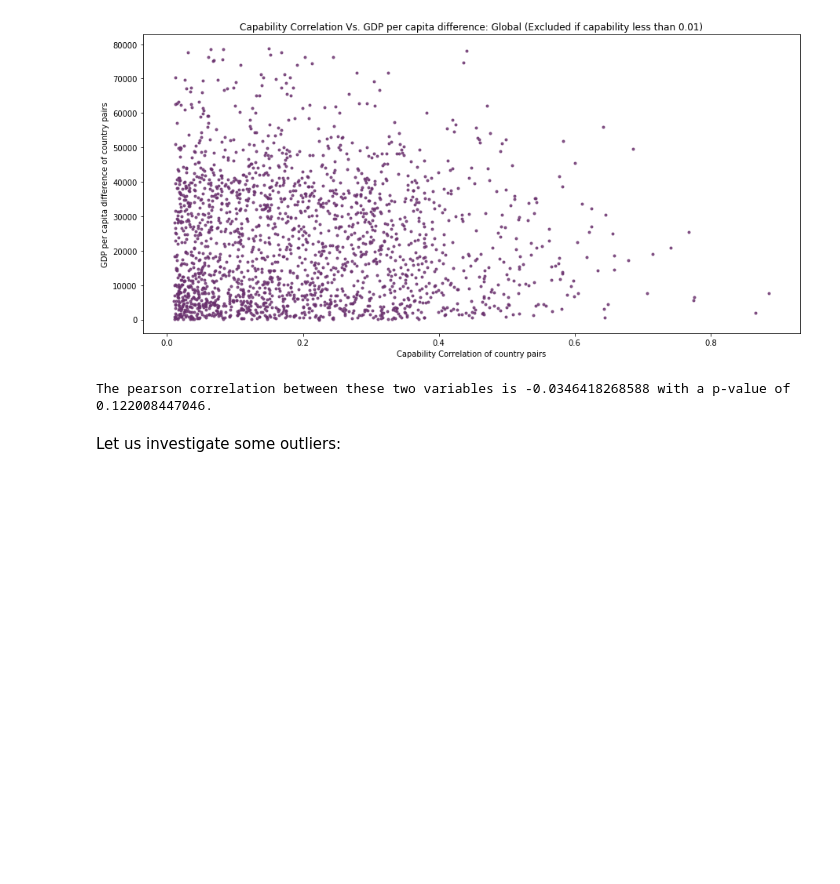
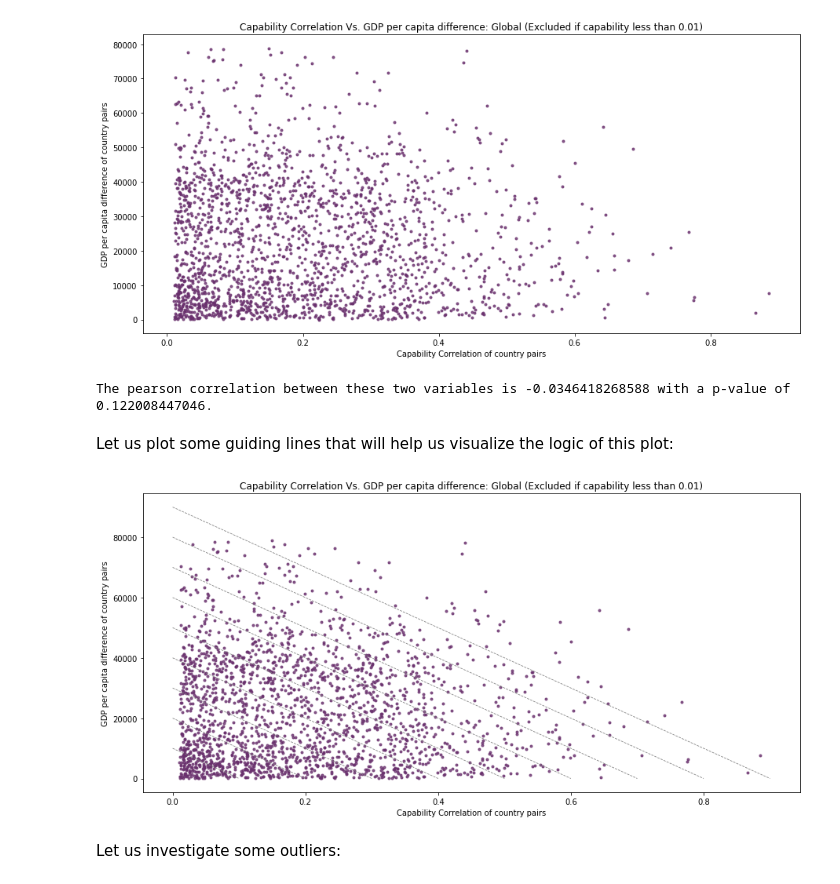
Before and after one commit to duarteocarmo/technological_capabilities, a Jupyter notebook: notebooks/2_1_Capability Correlations_Countries.ipynb, the cells around one changed output. Saved outputs shown, nothing was run; the diff lists cells and outputs as text; code cells hidden in the pictures; blank space fills up the shorter version.

```diff
--- a/notebooks/2_1_Capability Correlations_Countries.ipynb
+++ b/notebooks/2_1_Capability Correlations_Countries.ipynb
@@ -792,6 +794,30 @@ print 'The pearson correlation between these two variables is {} with a p-value
 A total of 634 entries were eliminated from 2628.
 [figure]
 The pearson correlation between these two variables is -0.0346418268588 with a p-value of 0.122008447046.
+# %% [markdown]
+Let us plot some guiding lines that will help us visualize the logic of this plot:
+# %%
+# scatter plot
+fig, ax1 = plt.subplots(figsize=(15,7))
+sns.regplot(globalCapabilityCorrelation_notNull, globalGDP_notNull,fit_reg=False, marker=".", color = '#69306d')
+
+x1 = 0.0
+x2 = 0.1
+y1 = 10000
+y2 = 0
+
+for k in range(9):
+    plt.plot([x1, x2], [y1, y2], ls="--", c='grey', lw=0.8)
+    y1 = y1 + 10000
+    x2 = x2 + 0.1
+
+
+plt.xlabel('Capability Correlation of country pairs')
+plt.ylabel('GDP per capita difference of country pairs')
+plt.title('Capability Correlation Vs. GDP per capita difference: Global (Excluded if capability less than {})'.format(capabilityThreshold))
+plt.show()
+# %% [output]
+[figure, added]
 # %% [markdown]
 Let us investigate some outliers:
 # %%
```
Also changed, not shown: parts of 15 cells of this notebook.
